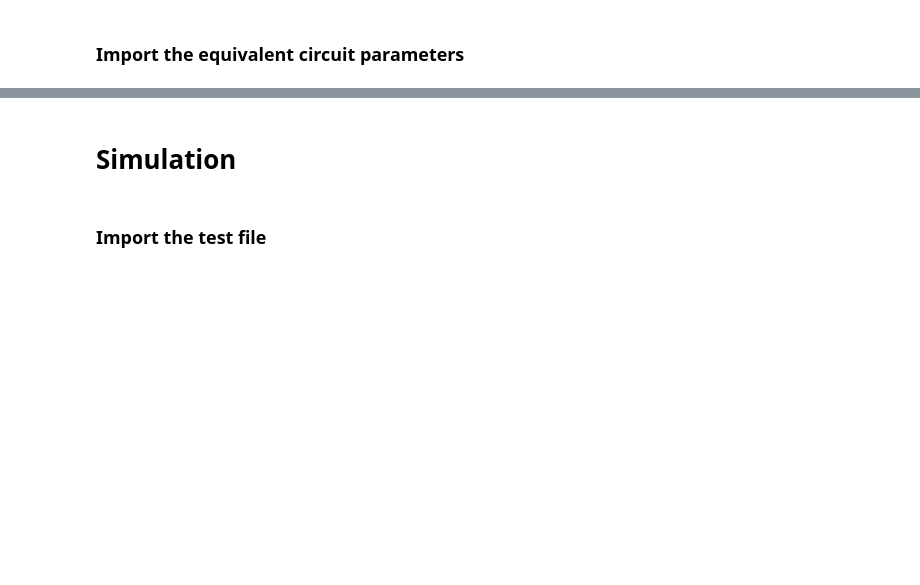
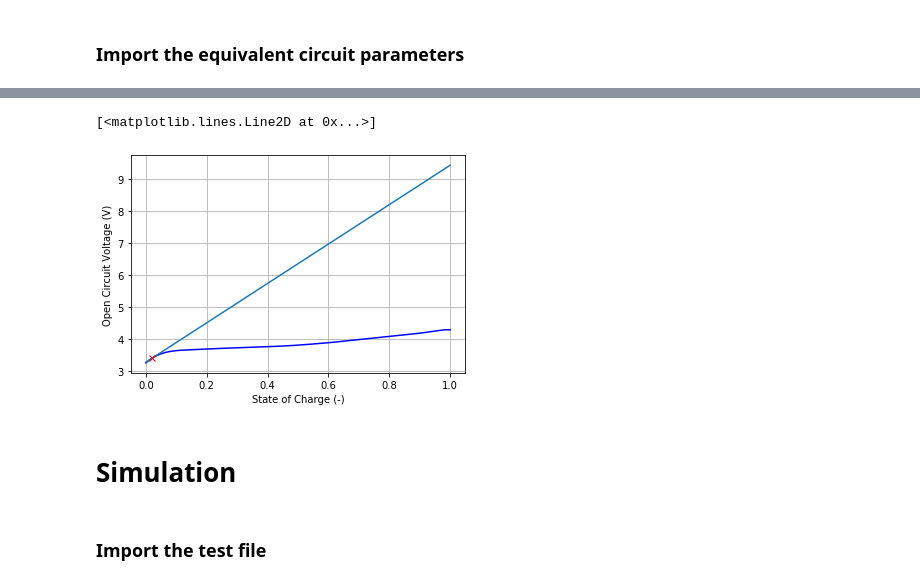
Before and after one commit to lucasschn/LogAnalysis, a Jupyter notebook: Battery/Battery Simulation.ipynb, the cells around one changed output, grey strips where cells are left out. Saved outputs shown, nothing was run; the diff lists cells and outputs as text; code cells hidden in the pictures; blank space fills up the shorter version.

```diff
--- a/Battery/Battery Simulation.ipynb
+++ b/Battery/Battery Simulation.ipynb
@@ -27,3 +21,15 @@ curve.plot()
+# %%
+curve = OCVcurve('SOCvsOCV.csv')
+curve.plot()
+z0 = 0.02
+a = curve.getslope(z0)
+b = curve.OCVfromSOC(z0)-a*z0
+x = np.array([0,1])
+plt.plot(a*x+b)
+plt.plot(z0,curve.OCVfromSOC(z0),'rx')
+# %% [output]
+[<matplotlib.lines.Line2D at 0x...>]
+[figure, added]
 # %% [markdown]
 # Simulation
 # %% [markdown]
```
Also changed, not shown: parts of 5 cells of this notebook, 4 other files.
